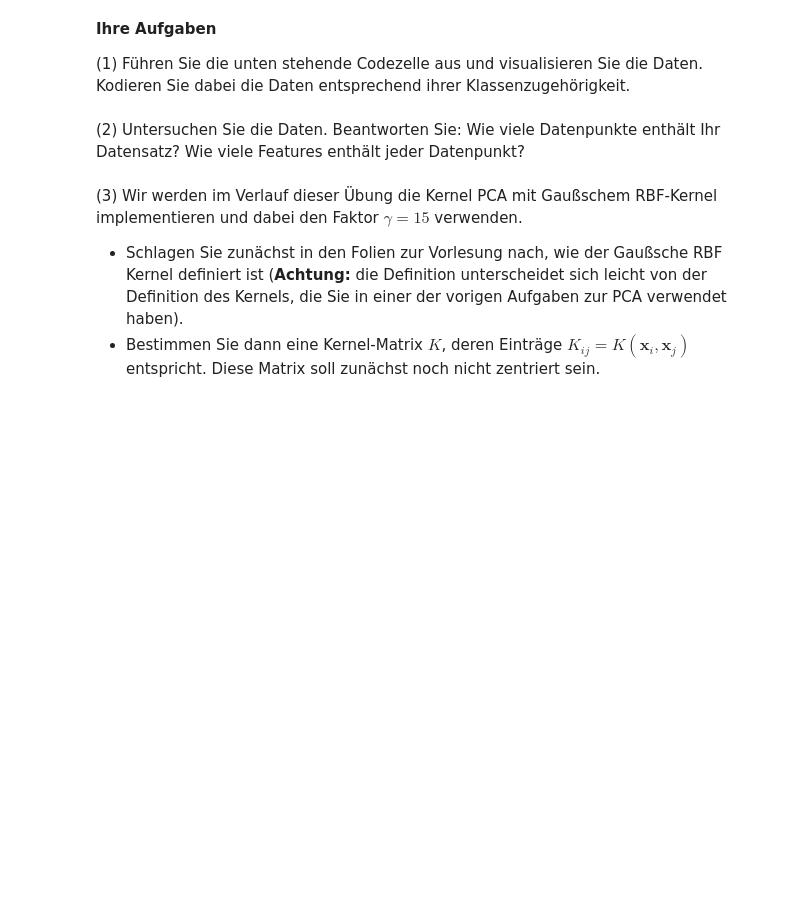
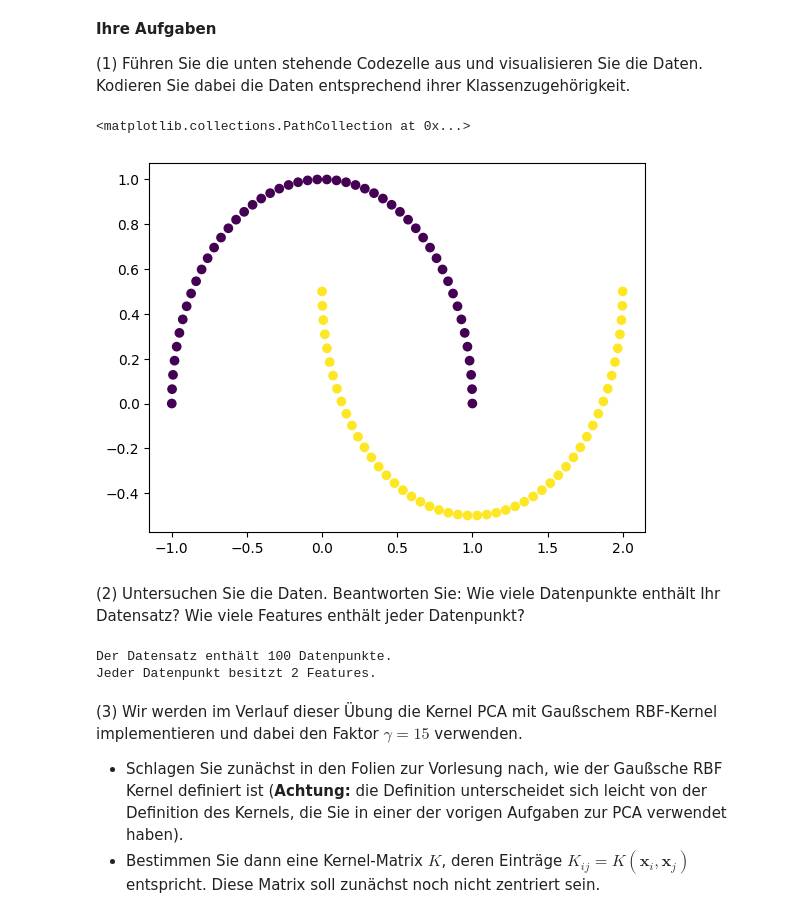
Before and after one commit to Emanuel162/MachineLearning, a Jupyter notebook: UebungenML/SJMN-12.ipynb, the cells around one changed output. Cells and saved outputs as stored; diff of their text form; code cells hidden in the pictures; blank space fills up the shorter version.

```diff
--- a/UebungenML/SJMN-12.ipynb
+++ b/UebungenML/SJMN-12.ipynb
@@ -29,16 +29,27 @@ In dieser Übung werden wir uns mit der *Kernel PCA* (kPCA) vertraut machen. Daz
 
 (1) Führen Sie die unten stehende Codezelle aus und visualisieren Sie die Daten. Kodieren Sie dabei die Daten entsprechend ihrer Klassenzugehörigkeit.
 # %%
-%matplotlib inline
+% matplotlib inline
 import numpy as np
 from matplotlib import pyplot as plt
 from sklearn.datasets import make_moons
 import seaborn as sns
 
 # Your data is here:
 X, y = make_moons(n_samples=100, random_state=123)
+
+plt.scatter(X[:, 0], X[:, 1], c=y)
+# %% [output]
+<matplotlib.collections.PathCollection at 0x...>
+[figure, added]
 # %% [markdown]
 (2) Untersuchen Sie die Daten. Beantworten Sie: Wie viele Datenpunkte enthält Ihr Datensatz? Wie viele Features enthält jeder Datenpunkt?
+# %%
+print(f"Der Datensatz enthält {len(X)} Datenpunkte.")
+print(f"Jeder Datenpunkt besitzt {len(X[0])} Features.")
+# %% [output]
+Der Datensatz enthält 100 Datenpunkte.
+Jeder Datenpunkt besitzt 2 Features.
 # %% [markdown]
 (3) Wir werden im Verlauf dieser Übung die Kernel PCA mit Gaußschem RBF-Kernel implementieren und dabei den Faktor $\gamma=15$ verwenden.
 
```
Also changed, not shown: parts of 9 cells of this notebook.
